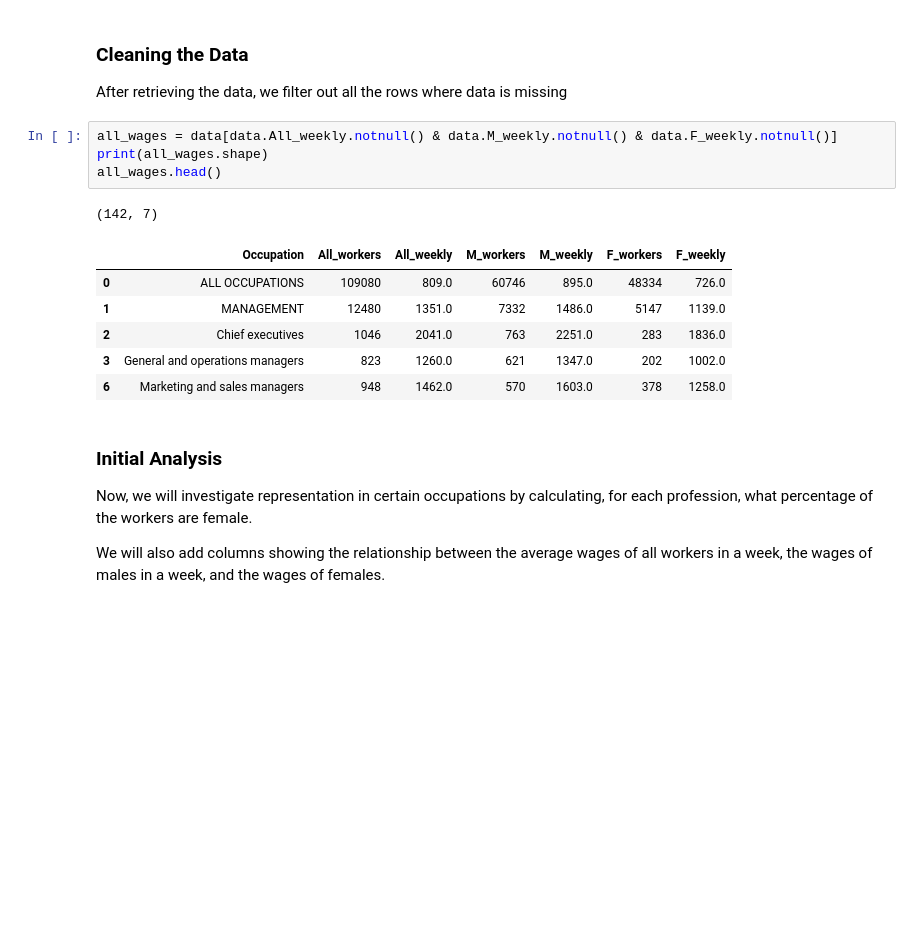
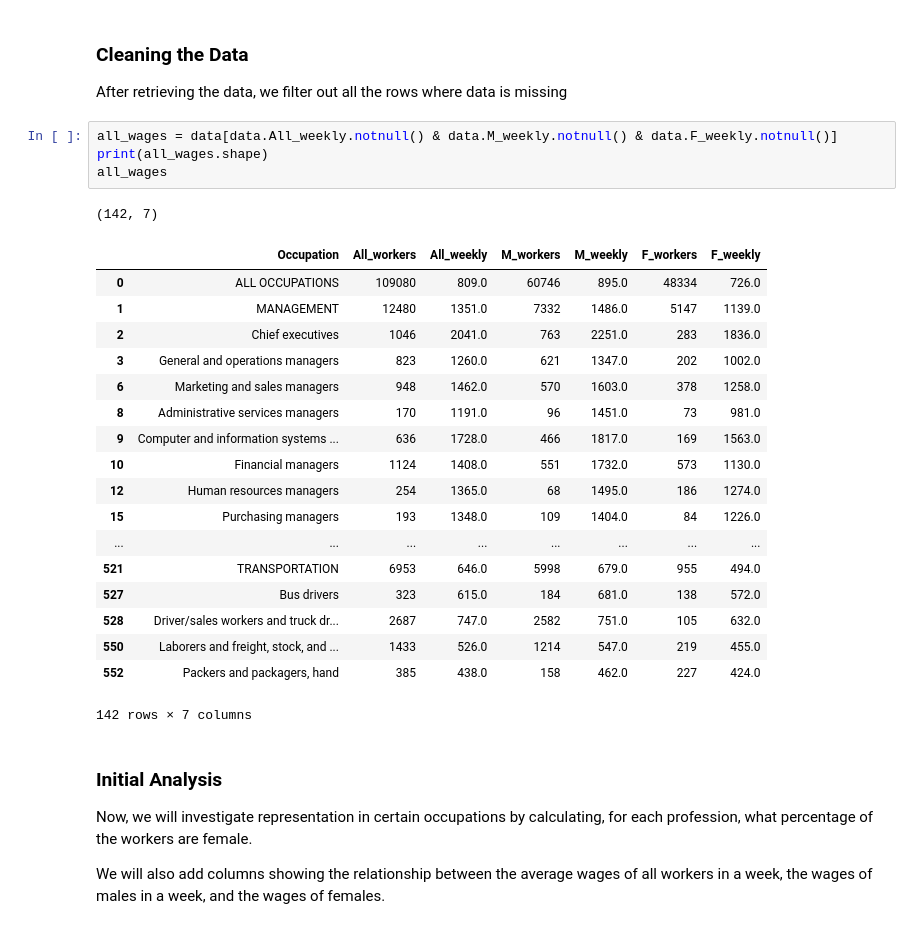
Before and after one commit to yhelen/fictional-octo-broccoli, a Jupyter notebook: analyzation-of-gender-pay-gap.ipynb, the cells around one changed output. Saved outputs shown, nothing was run; the diff lists cells and outputs as text; blank space fills up the shorter version.

```diff
--- a/analyzation-of-gender-pay-gap.ipynb
+++ b/analyzation-of-gender-pay-gap.ipynb
@@ -34,15 +34,27 @@ After retrieving the data, we filter out all the rows where data is missing
 # %%
 all_wages = data[data.All_weekly.notnull() & data.M_weekly.notnull() & data.F_weekly.notnull()]
 print(all_wages.shape)
-all_wages.head()
+all_wages
 # %% [output]
 (142, 7)
 |  | Occupation | All_workers | All_weekly | M_workers | M_weekly | F_workers | F_weekly |
 | 0 | ALL OCCUPATIONS | 109080 | 809.0 | 60746 | 895.0 | 48334 | 726.0 |
 | 1 | MANAGEMENT | 12480 | 1351.0 | 7332 | 1486.0 | 5147 | 1139.0 |
 | 2 | Chief executives | 1046 | 2041.0 | 763 | 2251.0 | 283 | 1836.0 |
 | 3 | General and operations managers | 823 | 1260.0 | 621 | 1347.0 | 202 | 1002.0 |
 | 6 | Marketing and sales managers | 948 | 1462.0 | 570 | 1603.0 | 378 | 1258.0 |
+| 8 | Administrative services managers | 170 | 1191.0 | 96 | 1451.0 | 73 | 981.0 |
+| 9 | Computer and information systems ... | 636 | 1728.0 | 466 | 1817.0 | 169 | 1563.0 |
+| 10 | Financial managers | 1124 | 1408.0 | 551 | 1732.0 | 573 | 1130.0 |
+| 12 | Human resources managers | 254 | 1365.0 | 68 | 1495.0 | 186 | 1274.0 |
+| 15 | Purchasing managers | 193 | 1348.0 | 109 | 1404.0 | 84 | 1226.0 |
+| ... | ... | ... | ... | ... | ... | ... | ... |
+| 521 | TRANSPORTATION | 6953 | 646.0 | 5998 | 679.0 | 955 | 494.0 |
+| 527 | Bus drivers | 323 | 615.0 | 184 | 681.0 | 138 | 572.0 |
+| 528 | Driver/sales workers and truck dr... | 2687 | 747.0 | 2582 | 751.0 | 105 | 632.0 |
+| 550 | Laborers and freight, stock, and ... | 1433 | 526.0 | 1214 | 547.0 | 219 | 455.0 |
+| 552 | Packers and packagers, hand | 385 | 438.0 | 158 | 462.0 | 227 | 424.0 |
+142 rows × 7 columns
 # %% [markdown]
 ### Initial Analysis
 Now, we will investigate representation in certain occupations by calculating, for each profession, what percentage of the workers are female.
```
Also changed, not shown: parts of 6 cells of this notebook.
